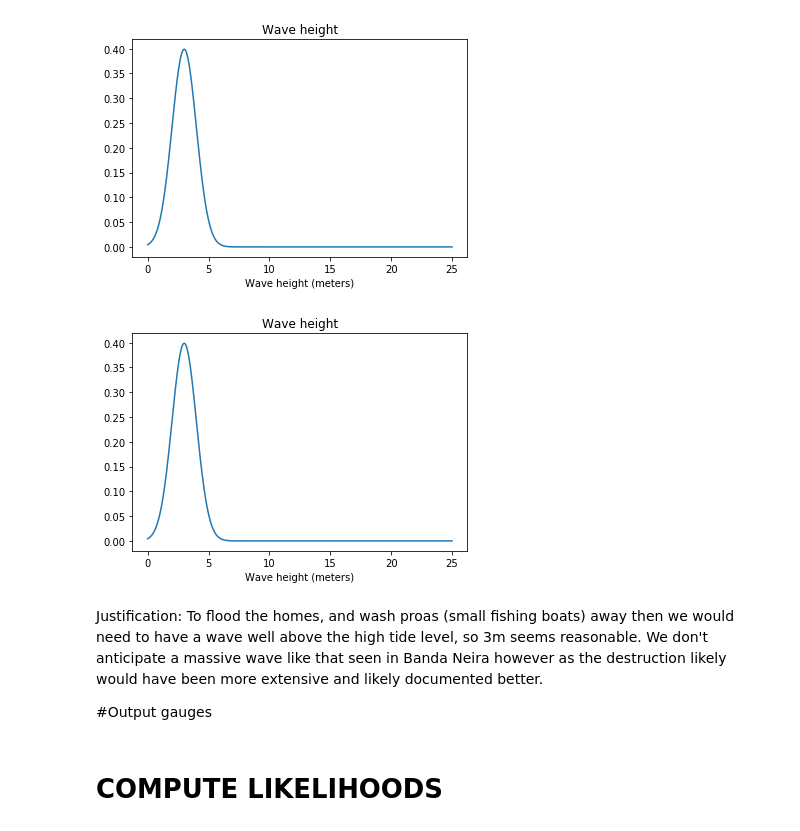
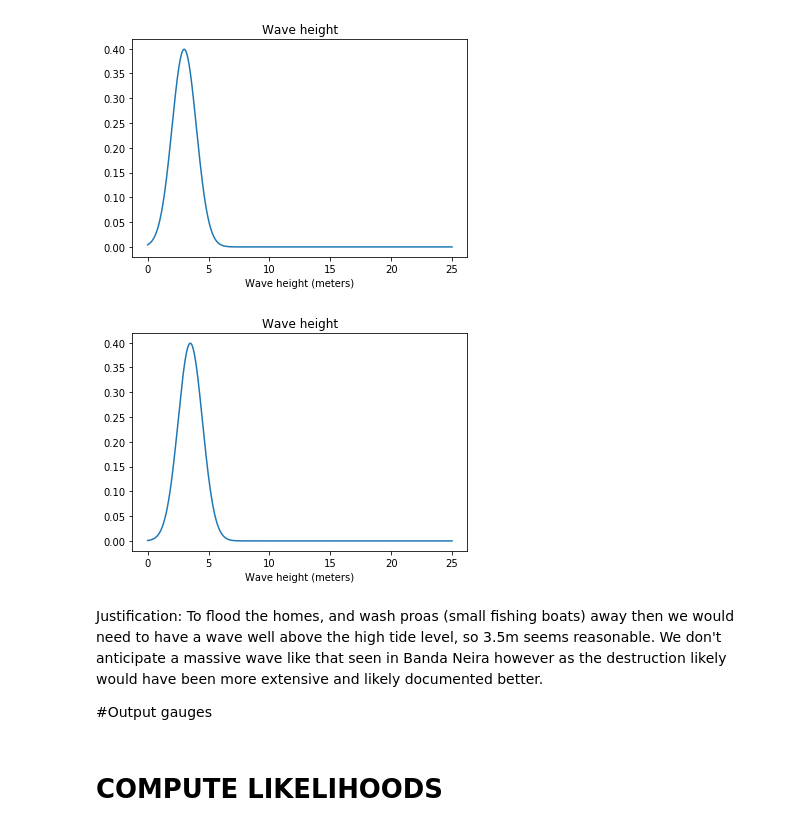
Before and after one commit to jpw37/tsunamibayes, a Jupyter notebook: Model_Scripts/Scenarios/1852jgr/PreRun/Gauges.ipynb, the cells around one changed output. Drawn from its saved outputs; the diff is of its cells as text; code cells hidden in the pictures.

```diff
--- a/Model_Scripts/Scenarios/1852jgr/PreRun/Gauges.ipynb
+++ b/Model_Scripts/Scenarios/1852jgr/PreRun/Gauges.ipynb
@@ -216,11 +228,11 @@ distance = 0  # in kilometers (max 5) //TODO Not sure what this is??
 kind = [None, 'chi', None]
 
 # For kind = 'chi'
-arrival_k = None # chi2 parameter
+arrival_k = None # chi parameter
 arrival_lower_bound = None # in meters
 arrival_params = [arrival_k, arrival_lower_bound]
-height_k = 1.01 # chi2 param
-height_loc = 0.5 # in meters
+height_k = 1.01 # chi param
+height_loc = 1.0 # in meters
 height_scale = 1.0
 height_params = [height_k, height_loc, height_scale]
 inundation_k = None
@@ -254,6 +266,7 @@ Justification:  this account does not give a wave height only that there was a w
 # location chosen as near the current boat dock which appears to be near a church like structure is given by -3.5435, 128.556
 # We choose a distribution very similar to that for Buru, except that in this case we allow for a longer tail
 # to the right because there is no statement that there were 'no significant damages'
+
 
 city_name = 'Hulaliu - Wichmann Catalog'
 name = 10005  #
@@ -267,7 +280,7 @@ arrival_k = None # chi2 parameter
 arrival_lower_bound = None # in meters
 arrival_params = [arrival_k, arrival_lower_bound]
 height_k = 1.01 # chi2 param
-height_loc = 0.5 # in meters
+height_loc = 1.0 # in meters
 height_scale = 1.5
 height_params = [height_k, height_loc, height_scale]
 inundation_k = None
@@ -304,7 +317,7 @@ g.plot()
 city_name = 'Saparua - Wichmann Catalog'
 name = 10006  #
 latitude = -3.576
-longitude = 128.6592
+longitude = 128.657
 distance = 0  # in kilometers (max 5) //TODO Not sure what this is??
 kind = ['norm', 'norm', 'norm']
 
@@ -400,7 +413,7 @@ arrival_mean = None  # in minutes
 arrival_std = None
 arrival_params = [arrival_skew_param, arrival_mean, arrival_std]
 #height_skew_param = None
-height_mean = 2  # in meters
+height_mean = 2.5  # in meters
 height_std = .7
 height_params = [height_mean, height_std]
 inundation_skew_param = None
@@ -483,37 +497,37 @@ kind = [None, 'norm', None]
 
 
 # For kind = 'skewnorm'
 arrival_skew_param = None
 arrival_mean = None  # in minutes
 arrival_std = None
 arrival_params = [arrival_skew_param, arrival_mean, arrival_std]
 #height_skew_param = None
-height_mean = 3  # in meters
+height_mean = 3.5  # in meters
 height_std = 1
 height_params = [height_mean, height_std]
 inundation_skew_param = None
 inundation_mean = None  # in meters
 inundation_std = None
 inundation_params = [inundation_skew_param, inundation_mean, inundation_std]
 
 
 n = .03
 
 g = Gauge(name, longitude, latitude, distance,
           kind, arrival_params, height_params, inundation_params, beta, n, city_name)
 gauges.append(g.to_json())
 
 
 # domain = np.linspace(0,6,1000)
 # distrib = stats.norm(height_mean,height_std)
 # plt.plot(domain,distrib.pdf(domain))
 # plt.xlabel("wave height (meters)")
 # plt.show()
 g.plot()
 # %% [output]
-[figure, old version]
+[figure, new version]
 # %% [markdown]
-Justification: To flood the homes, and wash proas (small fishing boats) away then we would need to have a wave well above the high tide level, so 3m seems reasonable. We don't anticipate a massive wave like that seen in Banda Neira however as the destruction likely would have been more extensive and likely documented better.
+Justification: To flood the homes, and wash proas (small fishing boats) away then we would need to have a wave well above the high tide level, so 3.5m seems reasonable. We don't anticipate a massive wave like that seen in Banda Neira however as the destruction likely would have been more extensive and likely documented better.
 
 #Output gauges
 # %%
```
Also changed, not shown: parts of 15 cells of this notebook, 1 other file.
